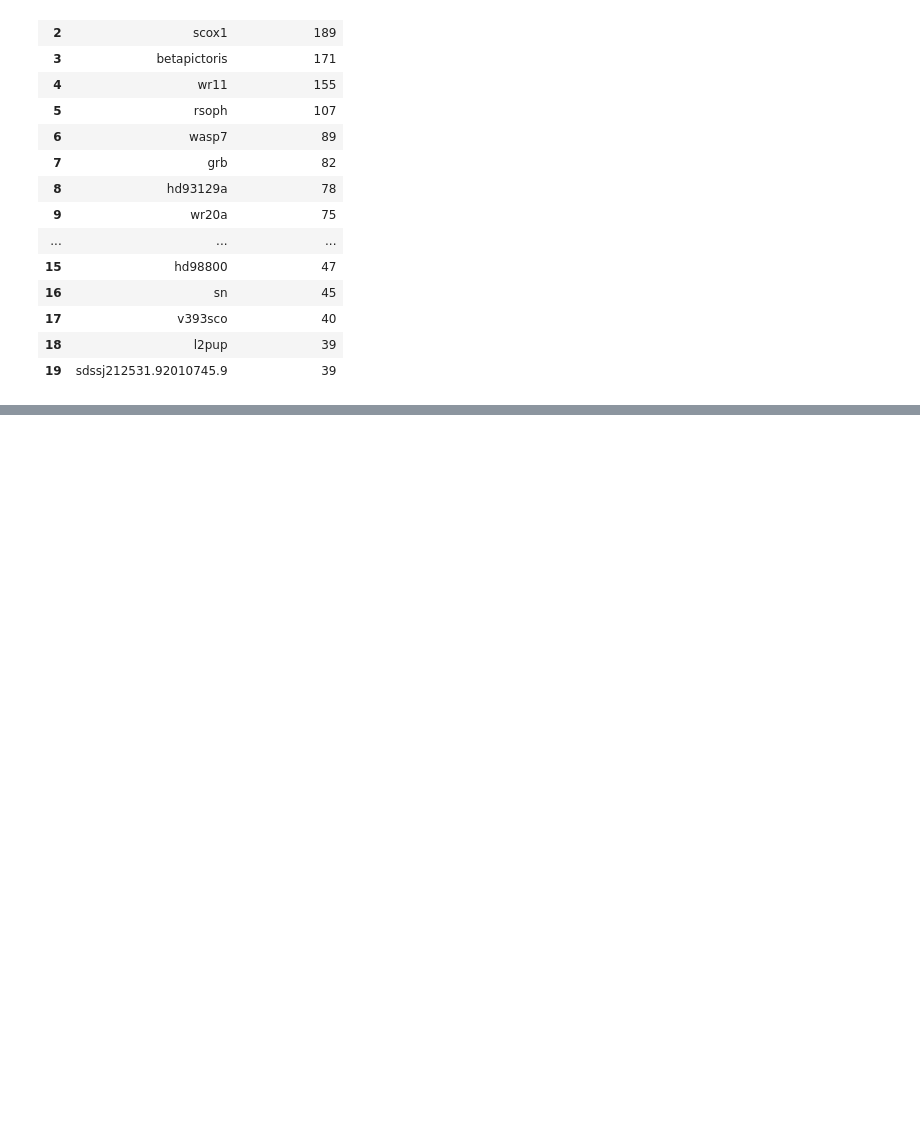
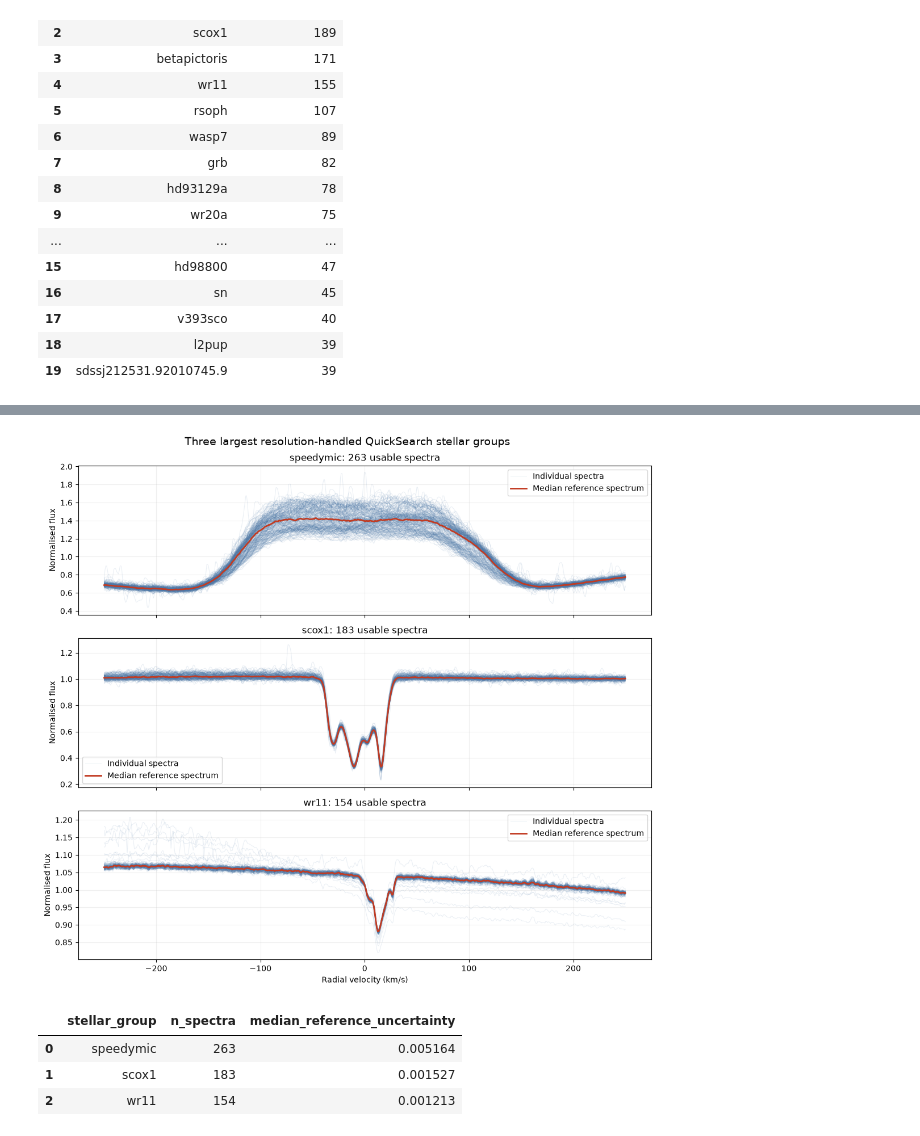
Before and after one commit to AstroHohen/ResearchProjectMSc, a Jupyter notebook: HR/DetectionAnalysis/detection_analysis.ipynb, the cells around one changed output, grey strips where cells are left out. Cells and saved outputs as stored; diff of their text form; code cells hidden in the pictures; blank space fills up the shorter version.

```diff
--- a/HR/DetectionAnalysis/detection_analysis.ipynb
+++ b/HR/DetectionAnalysis/detection_analysis.ipynb
@@ -175,0 +601,65 @@ number of groups with 3 or more spectra in it = 2887
+# %%
+top_three_groups = reference_uncertainties.nlargest(3, 'n_spectra')
+
+fig, axes = plt.subplots(3, 1, figsize=(11, 10), sharex=True)
+
+for axis, group in zip(axes, top_three_groups.itertuples(index=False)):
+    group_search = ASSET(parameters=parameters, line='K')
+    group_result = group_search.spec_analysis(
+        str(processed_dataset / group.stellar_group) + os.sep
+    )
+    if group_result is None:
+        axis.text(0.5, 0.5, 'Insufficient usable spectra', ha='center', va='center')
+        axis.set_title(group.stellar_group)
+        continue
+
+    group_spectra, group_reference, _ = group_result
+    velocity_indices = group_search.snr_idxrange[0]
+    velocity = group_search.radial_velocity[velocity_indices]
+
+    for spectrum_index, spectrum in enumerate(group_spectra):
+        axis.plot(
+            velocity,
+            spectrum[velocity_indices],
+            color='#4c78a8',
+            alpha=0.12,
+            linewidth=0.7,
+            rasterized=True,
+            label='Individual spectra' if spectrum_index == 0 else None,
+        )
+
+    axis.plot(
+        velocity,
+        group_reference[velocity_indices],
+        color='#c23b22',
+        linewidth=2,
+        label='Median reference spectrum',
+    )
+    axis.set_title(
+        f'{group.stellar_group}: {len(group_spectra)} usable spectra'
+    )
+    axis.set_ylabel('Normalised flux')
+    axis.grid(alpha=0.2)
+    axis.legend(loc='best')
+
+axes[-1].set_xlabel('Radial velocity (km/s)')
+fig.suptitle(
+    'Three largest resolution-handled QuickSearch stellar groups',
+    fontsize=14,
+)
+plt.tight_layout()
+plt.show()
+
+display(
+    top_three_groups[
+        ['stellar_group', 'n_spectra', 'median_reference_uncertainty']
+    ].reset_index(drop=True).style.format({
+        'median_reference_uncertainty': '{:.6f}',
+    })
+)
+# %% [output]
+[figure, added]
+|  | stellar_group | n_spectra | median_reference_uncertainty |
+| 0 | speedymic | 263 | 0.005164 |
+| 1 | scox1 | 183 | 0.001527 |
+| 2 | wr11 | 154 | 0.001213 |
```
Also changed, not shown: parts of 9 cells of this notebook, 1 other file.
